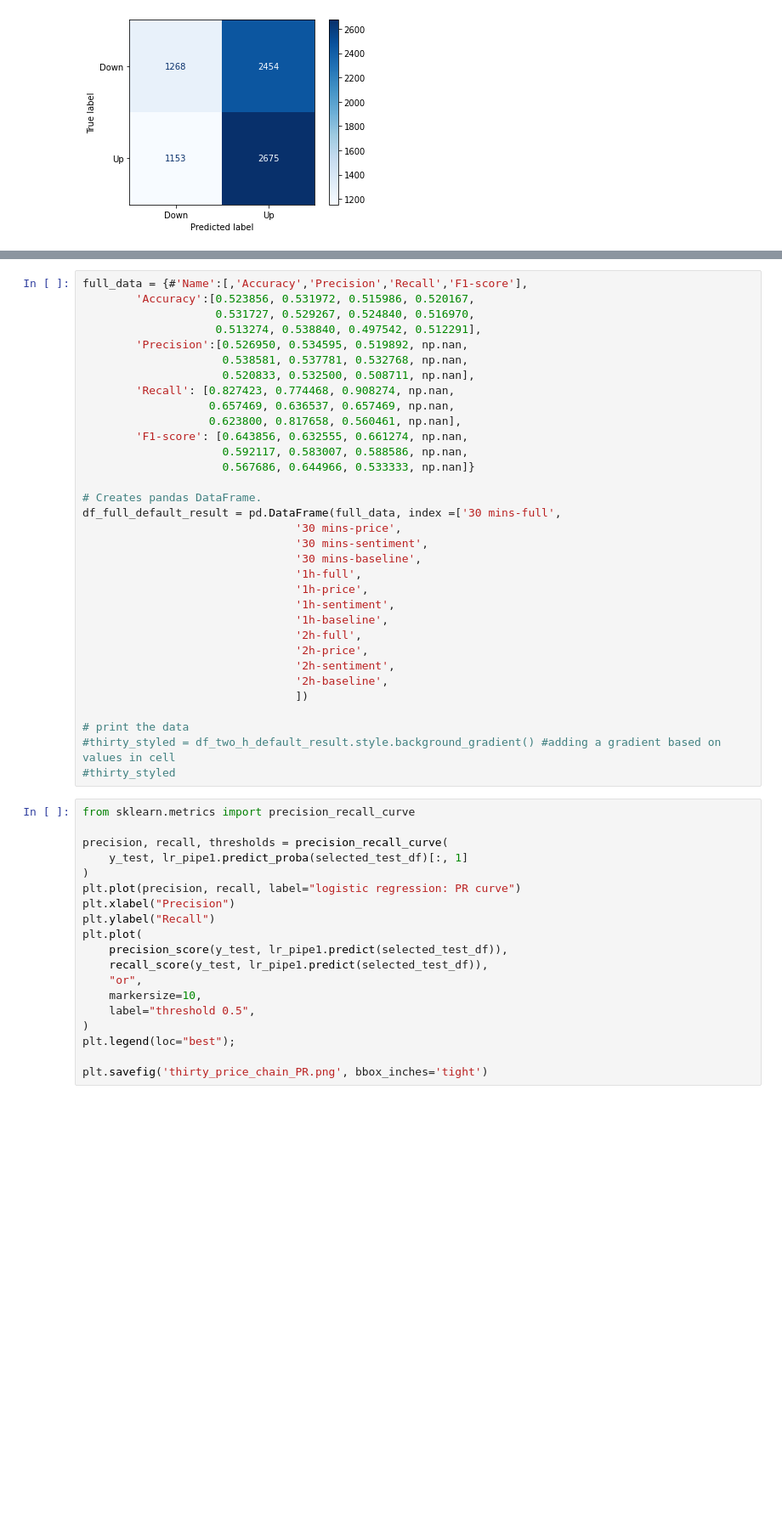
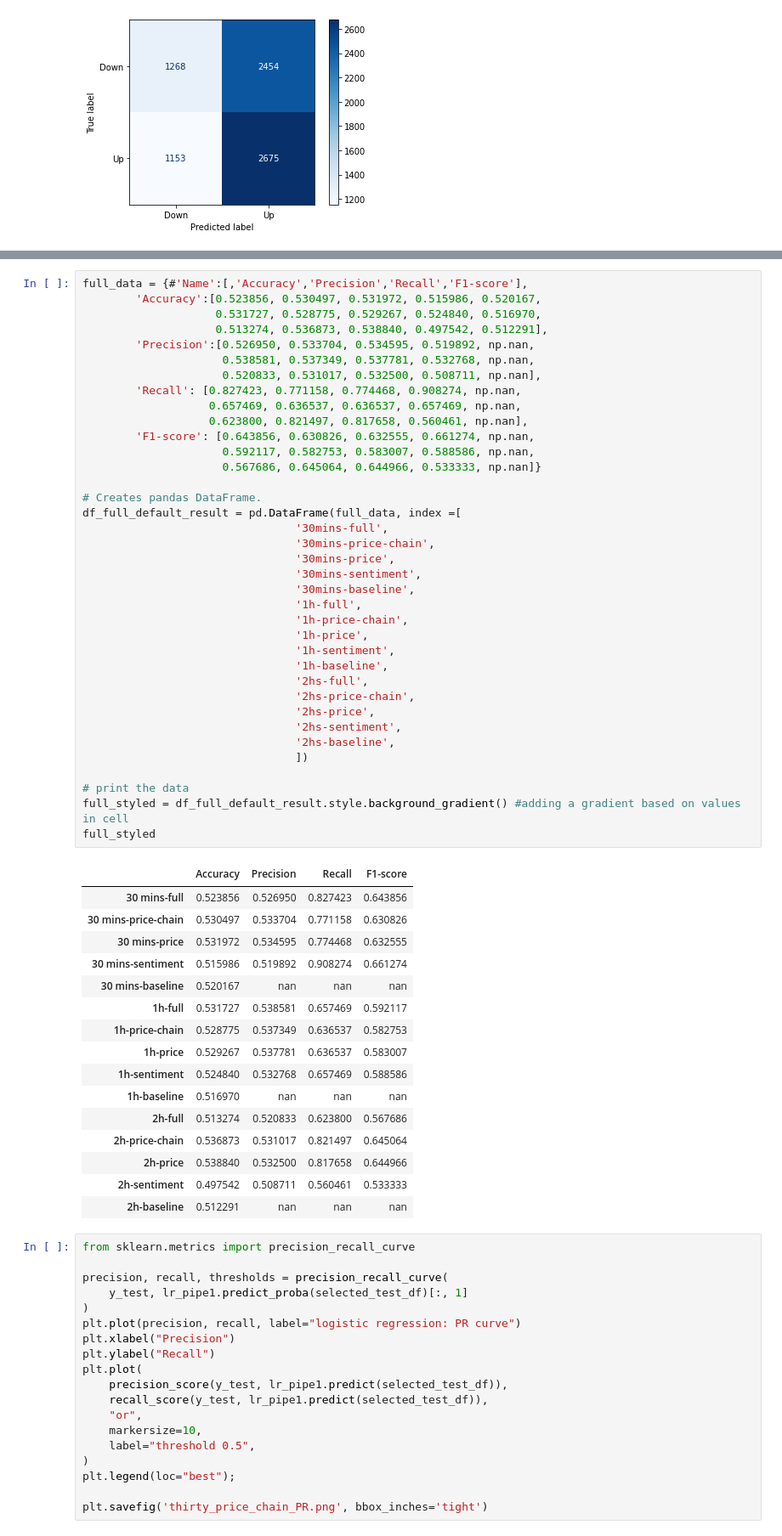
Before and after one commit to superzzp/Bitcoin-Price-Fluctuation-Twitter-Sentiment-Analysis, a Jupyter notebook: notebooks/1.0-zzp-aggregate-sentiments.ipynb, the cells around one changed output, grey strips where cells are left out. Shown at 85% size. Saved outputs shown, nothing was run; the diff lists cells and outputs as text; blank space fills up the shorter version.

Commit message:
update full figures

```diff
--- a/notebooks/1.0-zzp-aggregate-sentiments.ipynb
+++ b/notebooks/1.0-zzp-aggregate-sentiments.ipynb
@@ -1052,36 +1125,57 @@ dfi.export(thirty_styled,"thirty_default_full.png")
 # %%
 full_data = {#'Name':[,'Accuracy','Precision','Recall','F1-score'],
-        'Accuracy':[0.523856, 0.531972, 0.515986, 0.520167,
-                    0.531727, 0.529267, 0.524840, 0.516970,
-                    0.513274, 0.538840, 0.497542, 0.512291],
-        'Precision':[0.526950, 0.534595, 0.519892, np.nan,
-                     0.538581, 0.537781, 0.532768, np.nan,
-                     0.520833, 0.532500, 0.508711, np.nan],
-        'Recall': [0.827423, 0.774468, 0.908274, np.nan,
-                   0.657469, 0.636537, 0.657469, np.nan,
-                   0.623800, 0.817658, 0.560461, np.nan],
-        'F1-score': [0.643856, 0.632555, 0.661274, np.nan,
-                     0.592117, 0.583007, 0.588586, np.nan,
-                     0.567686, 0.644966, 0.533333, np.nan]}
+        'Accuracy':[0.523856, 0.530497, 0.531972, 0.515986, 0.520167,
+                    0.531727, 0.528775, 0.529267, 0.524840, 0.516970,
+                    0.513274, 0.536873, 0.538840, 0.497542, 0.512291],
+        'Precision':[0.526950, 0.533704, 0.534595, 0.519892, np.nan,
+                     0.538581, 0.537349, 0.537781, 0.532768, np.nan,
+                     0.520833, 0.531017, 0.532500, 0.508711, np.nan],
+        'Recall': [0.827423, 0.771158, 0.774468, 0.908274, np.nan,
+                   0.657469, 0.636537, 0.636537, 0.657469, np.nan,
+                   0.623800, 0.821497, 0.817658, 0.560461, np.nan],
+        'F1-score': [0.643856, 0.630826, 0.632555, 0.661274, np.nan,
+                     0.592117, 0.582753, 0.583007, 0.588586, np.nan,
+                     0.567686, 0.645064, 0.644966, 0.533333, np.nan]}
 
 # Creates pandas DataFrame.
-df_full_default_result = pd.DataFrame(full_data, index =['30 mins-full',
-                                '30 mins-price',
-                                '30 mins-sentiment',
-                                '30 mins-baseline',
+df_full_default_result = pd.DataFrame(full_data, index =[
+                                '30mins-full',
+                                '30mins-price-chain',
+                                '30mins-price',
+                                '30mins-sentiment',
+                                '30mins-baseline',
                                 '1h-full',
+                                '1h-price-chain',
                                 '1h-price',
                                 '1h-sentiment',
                                 '1h-baseline',
-                                '2h-full',
-                                '2h-price',
-                                '2h-sentiment',
-                                '2h-baseline',
+                                '2hs-full',
+                                '2hs-price-chain',
+                                '2hs-price',
+                                '2hs-sentiment',
+                                '2hs-baseline',
                                 ])
 
 # print the data
-#thirty_styled = df_two_h_default_result.style.background_gradient() #adding a gradient based on values in cell
-#thirty_styled
+full_styled = df_full_default_result.style.background_gradient() #adding a gradient based on values in cell
+full_styled
+# %% [output]
+|  | Accuracy | Precision | Recall | F1-score |
+| 30 mins-full | 0.523856 | 0.526950 | 0.827423 | 0.643856 |
+| 30 mins-price-chain | 0.530497 | 0.533704 | 0.771158 | 0.630826 |
+| 30 mins-price | 0.531972 | 0.534595 | 0.774468 | 0.632555 |
+| 30 mins-sentiment | 0.515986 | 0.519892 | 0.908274 | 0.661274 |
+| 30 mins-baseline | 0.520167 | nan | nan | nan |
+| 1h-full | 0.531727 | 0.538581 | 0.657469 | 0.592117 |
+| 1h-price-chain | 0.528775 | 0.537349 | 0.636537 | 0.582753 |
+| 1h-price | 0.529267 | 0.537781 | 0.636537 | 0.583007 |
+| 1h-sentiment | 0.524840 | 0.532768 | 0.657469 | 0.588586 |
+| 1h-baseline | 0.516970 | nan | nan | nan |
+| 2h-full | 0.513274 | 0.520833 | 0.623800 | 0.567686 |
+| 2h-price-chain | 0.536873 | 0.531017 | 0.821497 | 0.645064 |
+| 2h-price | 0.538840 | 0.532500 | 0.817658 | 0.644966 |
+| 2h-sentiment | 0.497542 | 0.508711 | 0.560461 | 0.533333 |
+| 2h-baseline | 0.512291 | nan | nan | nan |
 # %%
 from sklearn.metrics import precision_recall_curve
 
```
Also changed, not shown: parts of 6 cells of this notebook, 3 other files.
